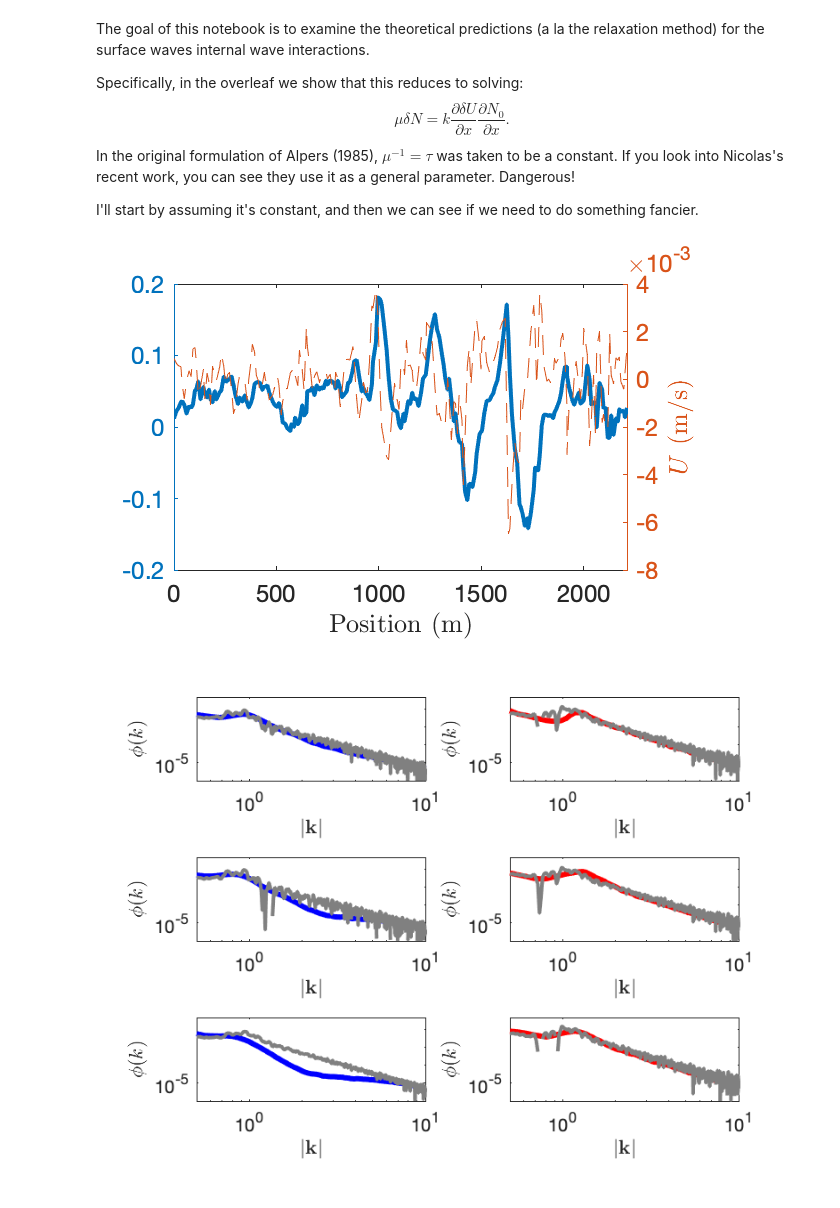
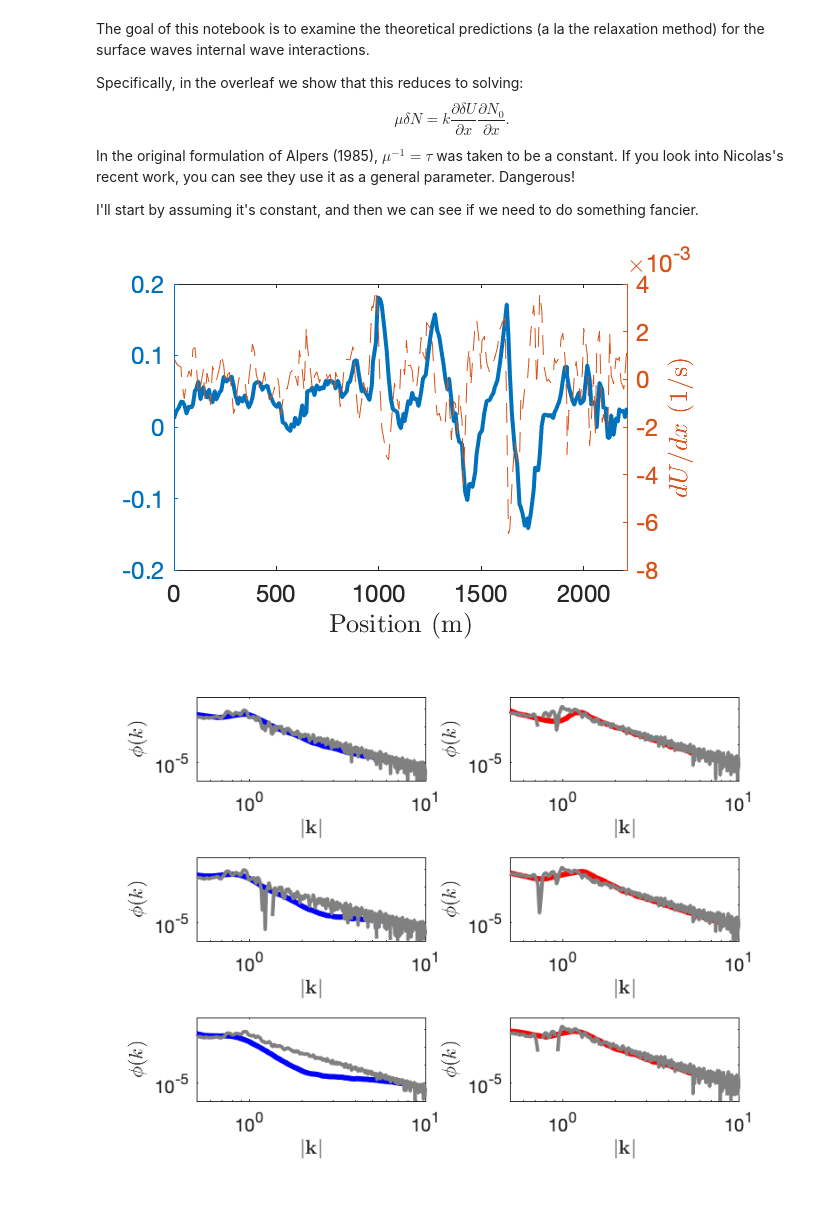
Before and after one commit to npizzo/IW, a Jupyter notebook: IW.ipynb, the cells around one changed output. Drawn from its saved outputs; the diff is of its cells as text; code cells hidden in the pictures.

```diff
--- a/IW.ipynb
+++ b/IW.ipynb
@@ -19,35 +19,36 @@ load('ForNick2.mat');
 %% Loook at currents.
 x = Longitude*111319.5;
 x = x-x(1);
 g = 9.81;
 clf
 % subplot(2,1,1)
 set(gca, 'fontsize', 12)
 xlabel('Longitude', 'interpreter', 'latex')
+ylabel('$U$ (m/s)', 'interpreter', 'latex')
 xlim([ min(x) max(x)])
 yyaxis left
 plot(x, U, 'linewidth',2)
 dudx = gradient(U)./gradient(x);
 % hold on
 yyaxis right
 plot(x, dudx, '--')
 set(gca, 'fontsize',12)
 xlabel('Position (m)', 'interpreter', 'latex')
-ylabel('$U$ (m/s)', 'interpreter', 'latex')
+ylabel('$dU/dx$ (1/s)', 'interpreter', 'latex')
 set(gcf, 'Position',  [100, 100, 300, 200])
 set(gcf, 'color', 'w');
 
 KX = background.KX;
 KY = background.KY;
 Spec = background.Eoka2;
 % redefine KX,KY,Spec to only include positive kx branch.
 KX2 = KX(:,512:end);
 KY2 = KY(:,512:end);
 Ly = length(KX2(:,1));
 Lx = length(KX2(1,:));
 Spec2 = Spec(:,512:end);
 # %% [output]
-[figure, old version]
+[figure, new version]
 # %%
 %% Next, compute the background action, and its gradient
 % with respect to k
```
